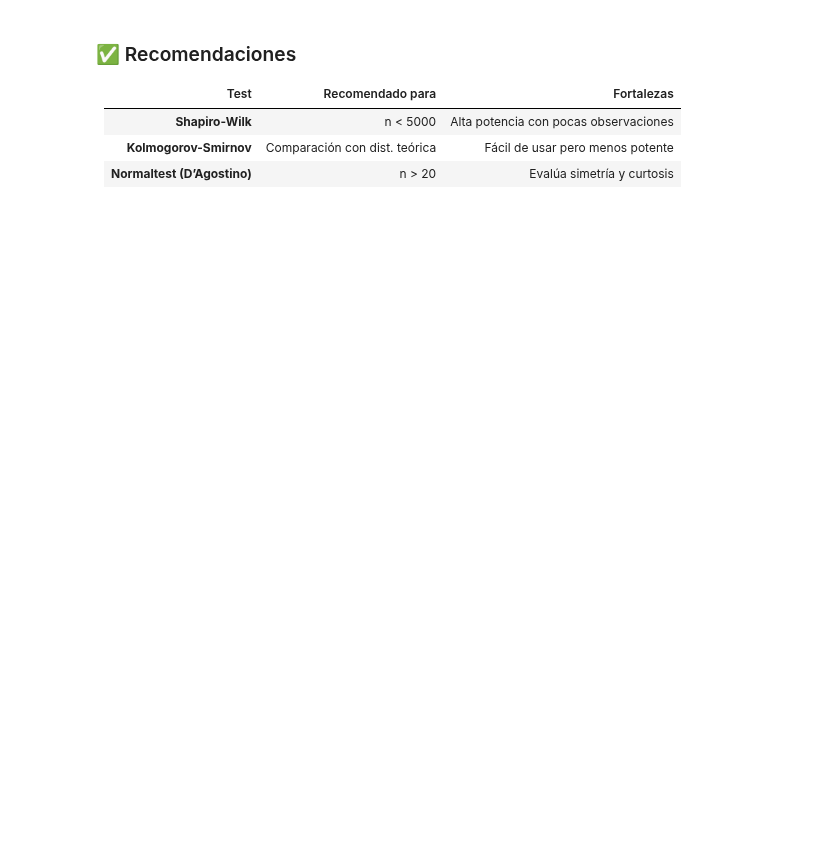
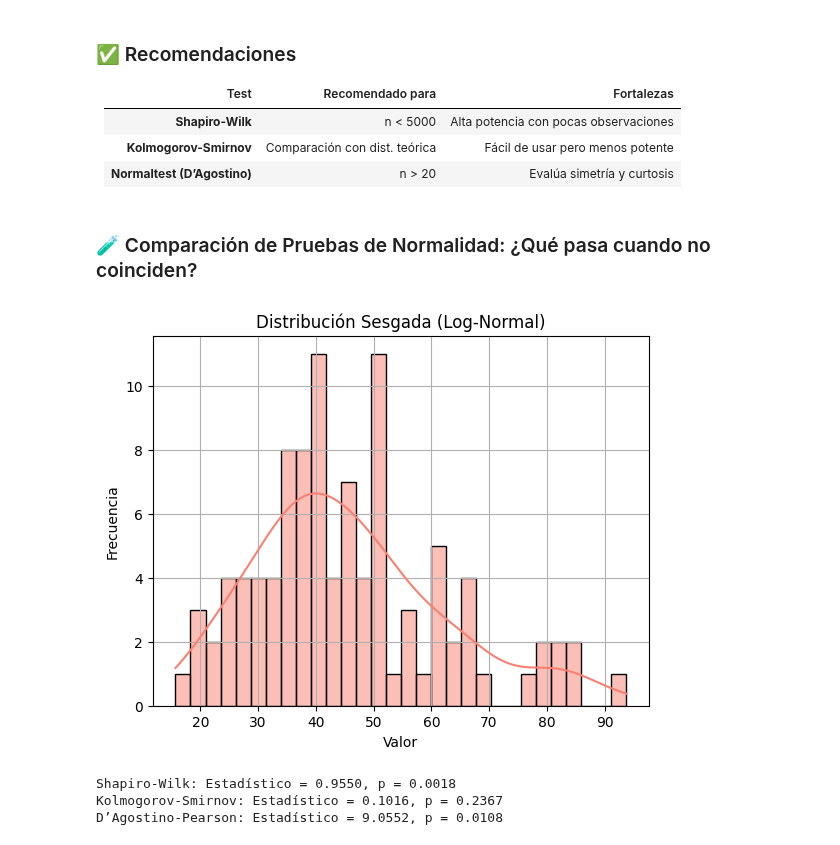
Before and after one commit to diadasiachilensis/data-science, a Jupyter notebook: distribuciones/ditribucion-normal.ipynb, the cells around one changed output. Saved outputs shown, nothing was run; the diff lists cells and outputs as text; code cells hidden in the pictures; blank space fills up the shorter version.

```diff
--- a/distribuciones/ditribucion-normal.ipynb
+++ b/distribuciones/ditribucion-normal.ipynb
@@ -268,3 +268,42 @@ Para los tres tests:
 | **Shapiro-Wilk**            | n < 5000                     | Alta potencia con pocas observaciones   |
 | **Kolmogorov-Smirnov**      | Comparación con dist. teórica| Fácil de usar pero menos potente        |
 | **Normaltest (D’Agostino)** | n > 20                       | Evalúa simetría y curtosis              |
+# %% [markdown]
+
+### 🧪 Comparación de Pruebas de Normalidad: ¿Qué pasa cuando no coinciden?
+# %%
+
+import numpy as np
+import seaborn as sns
+import matplotlib.pyplot as plt
+from scipy.stats import shapiro, kstest, norm, normaltest
+
+# 🔢 Generamos una muestra sesgada positivamente (log-normal)
+np.random.seed(42)
+data = np.random.lognormal(mean=3.8, sigma=0.4, size=100)
+
+# 📊 Visualización
+sns.histplot(data, kde=True, bins=30, color="salmon")
+plt.title("Distribución Sesgada (Log-Normal)")
+plt.xlabel("Valor")
+plt.ylabel("Frecuencia")
+plt.grid(True)
+plt.show()
+
+# 🧪 Test de Shapiro-Wilk
+stat_shapiro, p_shapiro = shapiro(data)
+print(f"Shapiro-Wilk: Estadístico = {stat_shapiro:.4f}, p = {p_shapiro:.4f}")
+
+# 📈 Test de Kolmogorov-Smirnov (ajustado a N(μ, σ))
+mu, sigma = np.mean(data), np.std(data)
+stat_ks, p_ks = kstest(data, 'norm', args=(mu, sigma))
+print(f"Kolmogorov-Smirnov: Estadístico = {stat_ks:.4f}, p = {p_ks:.4f}")
+
+# 📉 D’Agostino y Pearson (normaltest)
+stat_nt, p_nt = normaltest(data)
+print(f"D’Agostino-Pearson: Estadístico = {stat_nt:.4f}, p = {p_nt:.4f}")
+# %% [output]
+[figure, added]
+Shapiro-Wilk: Estadístico = 0.9550, p = 0.0018
+Kolmogorov-Smirnov: Estadístico = 0.1016, p = 0.2367
+D’Agostino-Pearson: Estadístico = 9.0552, p = 0.0108
```
Also changed, not shown: parts of 4 cells of this notebook.
